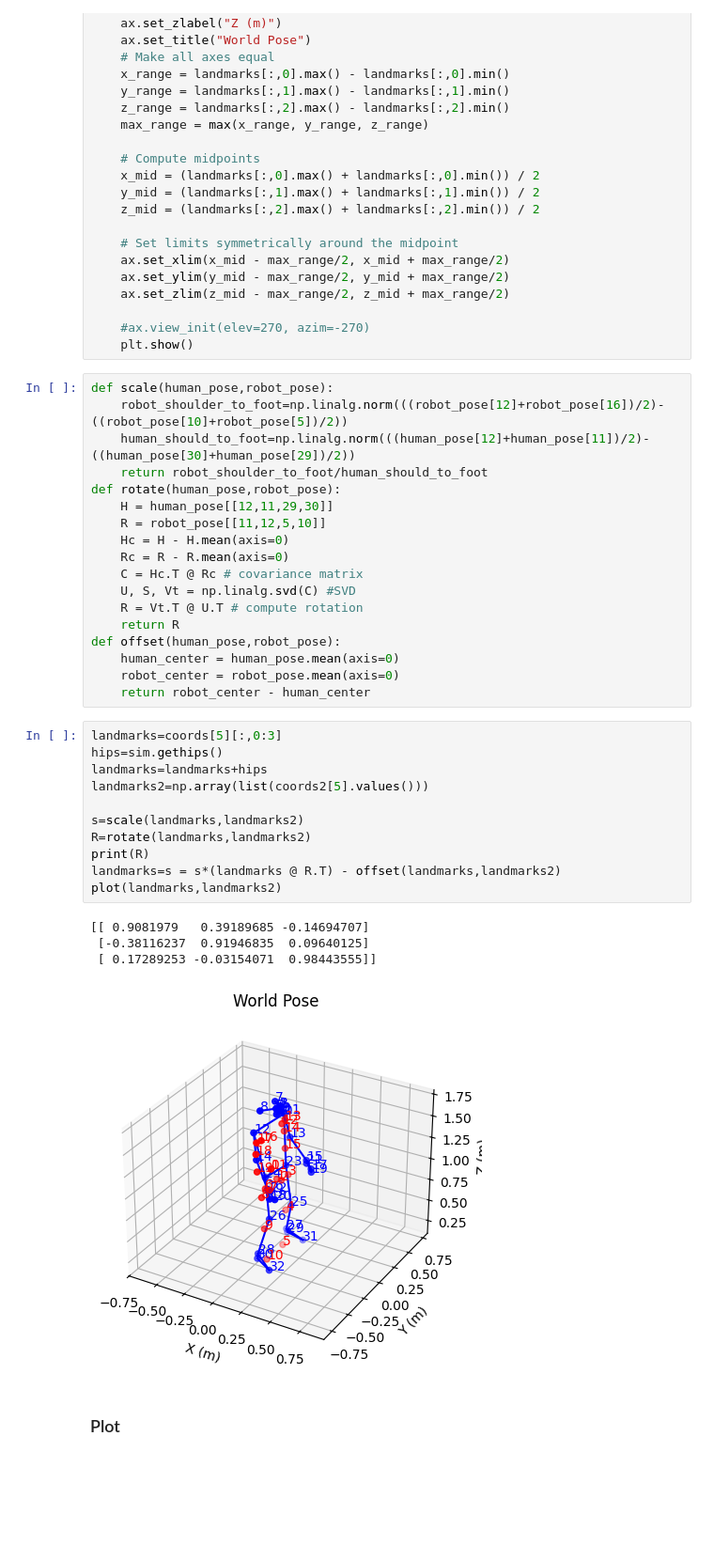
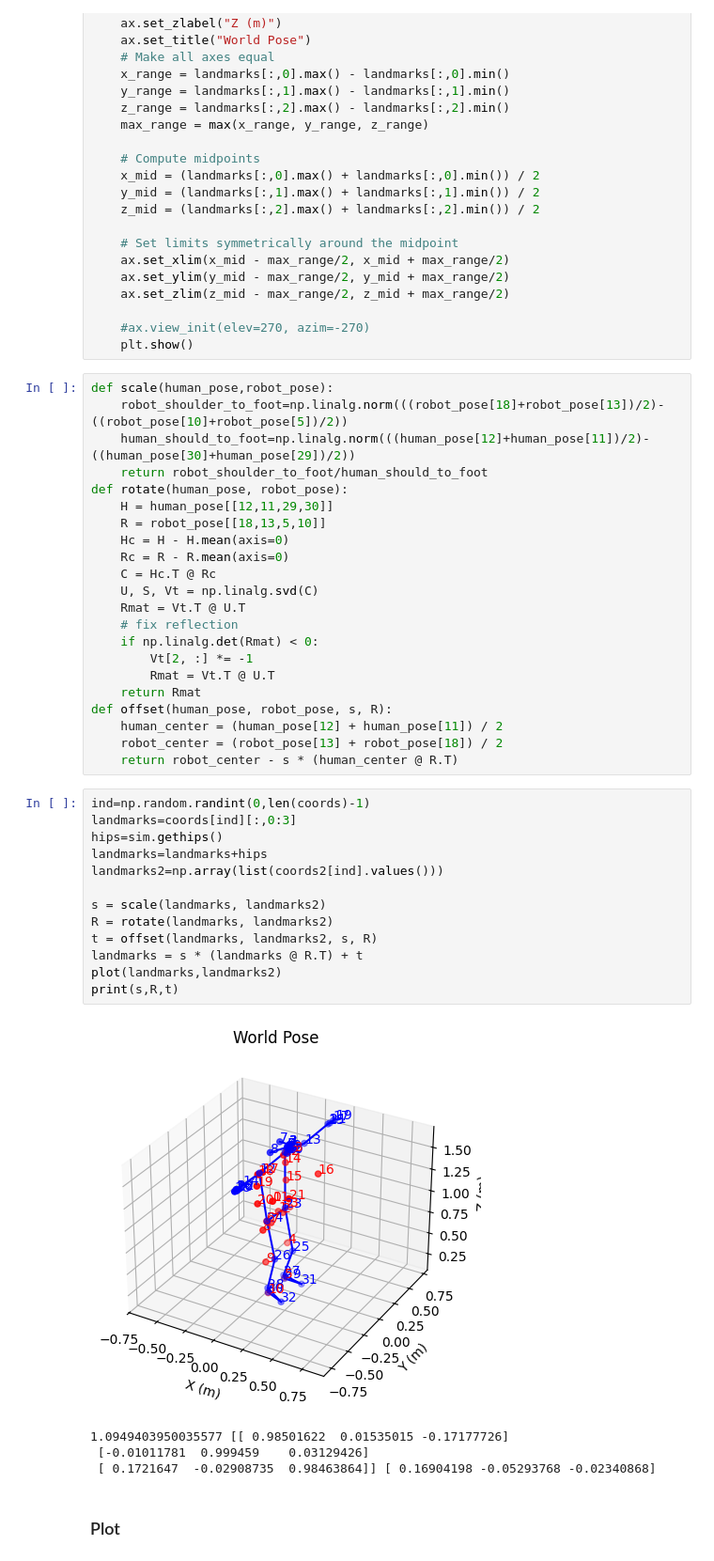
Before and after one commit to shepai/pose-to-biped, a Jupyter notebook: experimental/mapping.ipynb, the cells around one changed output. Shown at 94% size. Saved outputs shown, nothing was run; the diff lists cells and outputs as text; blank space fills up the shorter version.

```diff
--- a/experimental/mapping.ipynb
+++ b/experimental/mapping.ipynb
@@ -105,38 +105,44 @@ def plot(landmarks,landmarks2):
     plt.show()
 # %%
 def scale(human_pose,robot_pose):
-    robot_shoulder_to_foot=np.linalg.norm(((robot_pose[12]+robot_pose[16])/2)-((robot_pose[10]+robot_pose[5])/2))
+    robot_shoulder_to_foot=np.linalg.norm(((robot_pose[18]+robot_pose[13])/2)-((robot_pose[10]+robot_pose[5])/2))
     human_should_to_foot=np.linalg.norm(((human_pose[12]+human_pose[11])/2)-((human_pose[30]+human_pose[29])/2))
     return robot_shoulder_to_foot/human_should_to_foot
-def rotate(human_pose,robot_pose):
+def rotate(human_pose, robot_pose):
     H = human_pose[[12,11,29,30]]
-    R = robot_pose[[11,12,5,10]]
+    R = robot_pose[[18,13,5,10]]
     Hc = H - H.mean(axis=0)
     Rc = R - R.mean(axis=0)
-    C = Hc.T @ Rc # covariance matrix
-    U, S, Vt = np.linalg.svd(C) #SVD
-    R = Vt.T @ U.T # compute rotation
-    return R
-def offset(human_pose,robot_pose):
-    human_center = human_pose.mean(axis=0)
-    robot_center = robot_pose.mean(axis=0)
-    return robot_center - human_center
+    C = Hc.T @ Rc
+    U, S, Vt = np.linalg.svd(C)
+    Rmat = Vt.T @ U.T
+    # fix reflection
+    if np.linalg.det(Rmat) < 0:
+        Vt[2, :] *= -1
+        Rmat = Vt.T @ U.T
+    return Rmat
+def offset(human_pose, robot_pose, s, R):
+    human_center = (human_pose[12] + human_pose[11]) / 2
+    robot_center = (robot_pose[13] + robot_pose[18]) / 2
+    return robot_center - s * (human_center @ R.T)
 # %%
-landmarks=coords[5][:,0:3]
+ind=np.random.randint(0,len(coords)-1)
+landmarks=coords[ind][:,0:3]
 hips=sim.gethips()
 landmarks=landmarks+hips
-landmarks2=np.array(list(coords2[5].values()))
+landmarks2=np.array(list(coords2[ind].values()))
 
-s=scale(landmarks,landmarks2)
-R=rotate(landmarks,landmarks2)
-print(R)
-landmarks=s = s*(landmarks @ R.T) - offset(landmarks,landmarks2)
+s = scale(landmarks, landmarks2)
+R = rotate(landmarks, landmarks2)
+t = offset(landmarks, landmarks2, s, R)
+landmarks = s * (landmarks @ R.T) + t
 plot(landmarks,landmarks2)
+print(s,R,t)
 # %% [output]
+[figure, new version]
-[[ 0.9081979   0.39189685 -0.14694707]
- [-0.38116237  0.91946835  0.09640125]
- [ 0.17289253 -0.03154071  0.98443555]]
+1.0949403950035577 [[ 0.98501622  0.01535015 -0.17177726]
+ [-0.01011781  0.999459    0.03129426]
+ [ 0.1721647  -0.02908735  0.98463864]] [ 0.16904198 -0.05293768 -0.02340868]
-[figure, old version]
 # %% [markdown]
 ### Plot
 # %%
```
Also changed, not shown: parts of 4 cells of this notebook.
